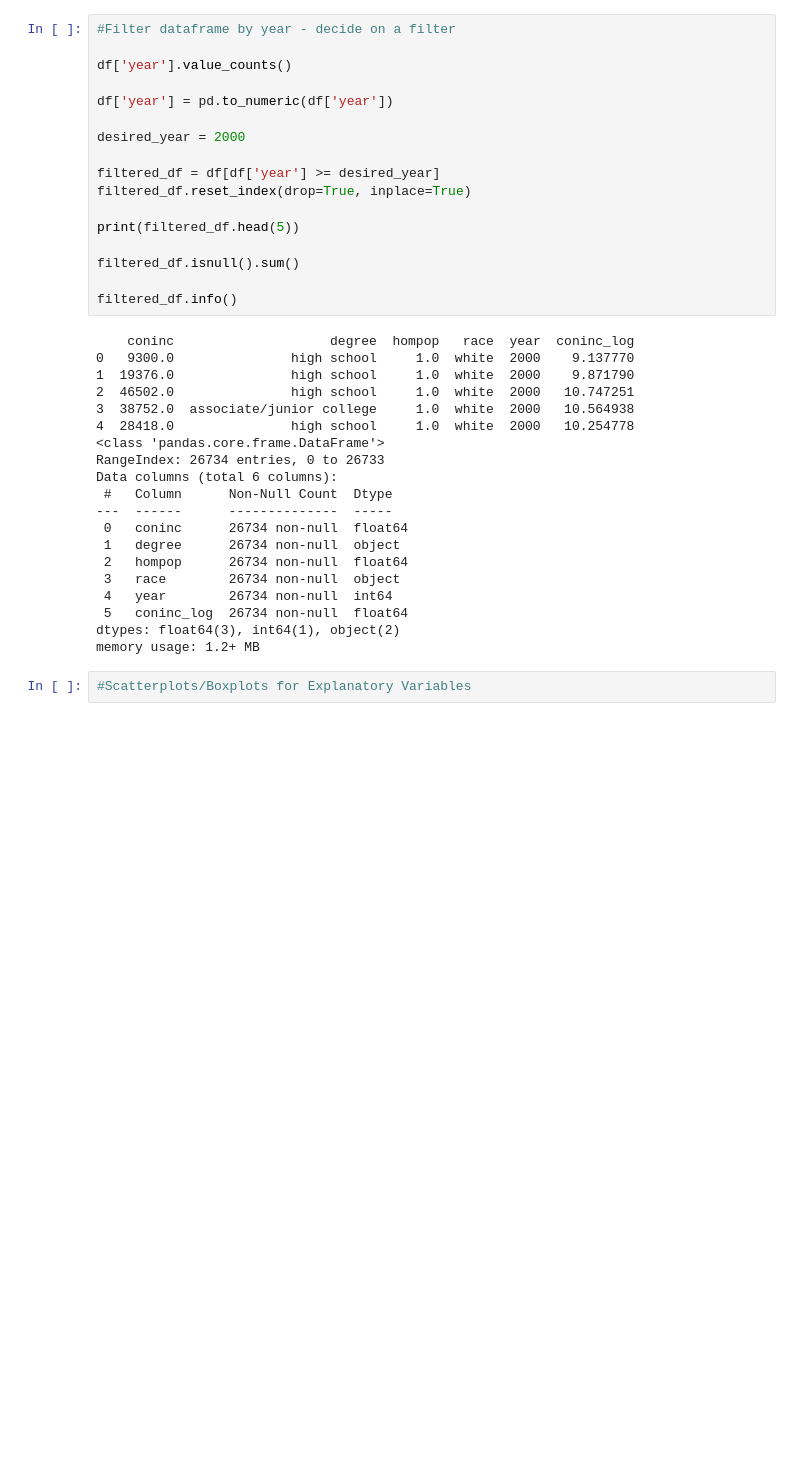
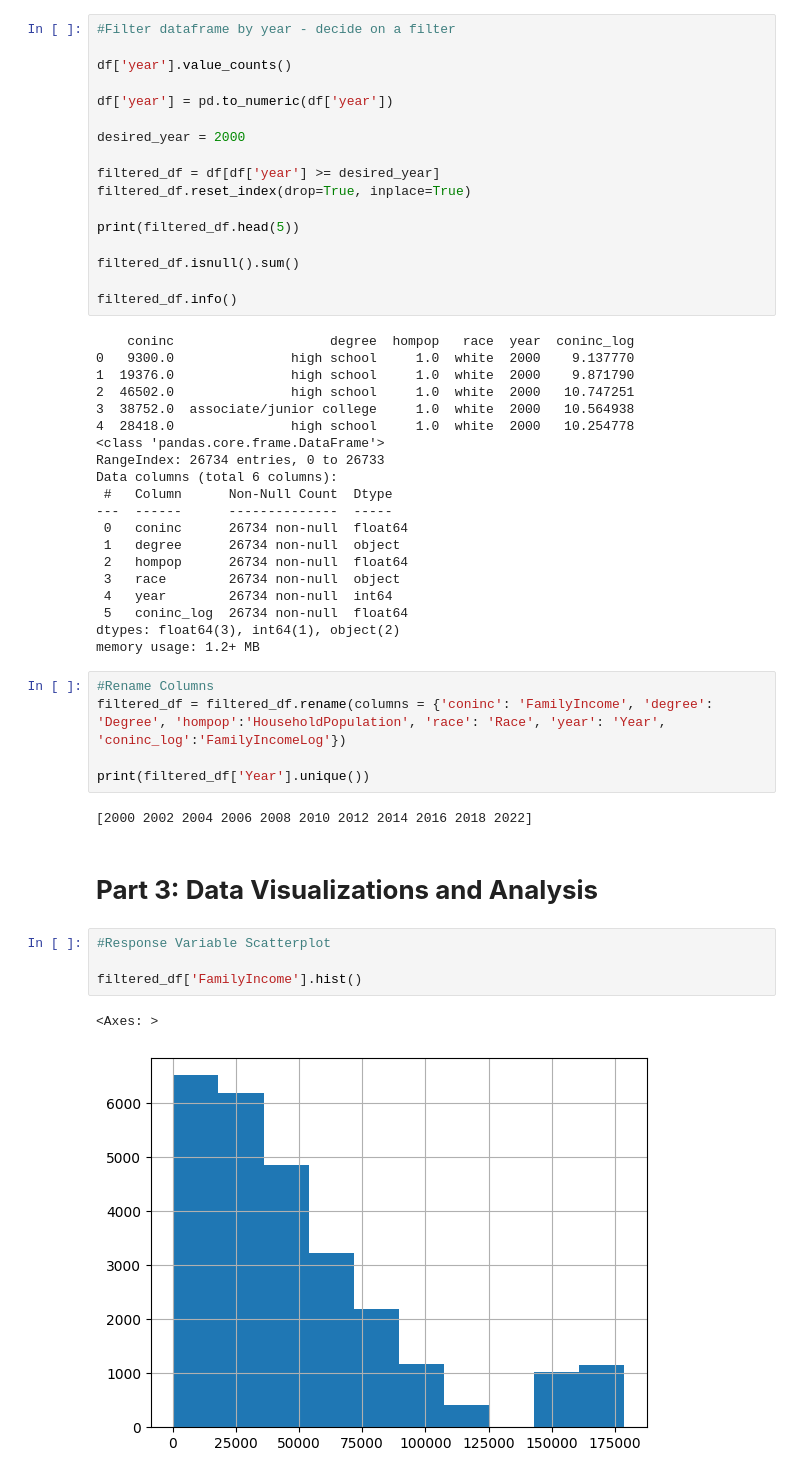
Before and after one commit to DS3001/group7, a Jupyter notebook: Lab1_EDA.ipynb, the cells around one changed output. Saved outputs shown, nothing was run; the diff lists cells and outputs as text; blank space fills up the shorter version.

Commit message:
Part 3 - Analysis + Visualizations Preliminary

```diff
--- a/Lab1_EDA.ipynb
+++ b/Lab1_EDA.ipynb
@@ -258,5 +260,19 @@ Data columns (total 6 columns):
  5   coninc_log  26734 non-null  float64
 dtypes: float64(3), int64(1), object(2)
 memory usage: 1.2+ MB
-# %%
-#Scatterplots/Boxplots for Explanatory Variables
+# %%
+#Rename Columns
+filtered_df = filtered_df.rename(columns = {'coninc': 'FamilyIncome', 'degree': 'Degree', 'hompop':'HouseholdPopulation', 'race': 'Race', 'year': 'Year', 'coninc_log':'FamilyIncomeLog'})
+
+print(filtered_df['Year'].unique())
+# %% [output]
+[2000 2002 2004 2006 2008 2010 2012 2014 2016 2018 2022]
+# %% [markdown]
+# **Part 3: Data Visualizations and Analysis**
+# %%
+#Response Variable Scatterplot
+
+filtered_df['FamilyIncome'].hist()
+# %% [output]
+<Axes: >
+[figure, added]
```
Also changed, not shown: parts of 9 cells of this notebook.
